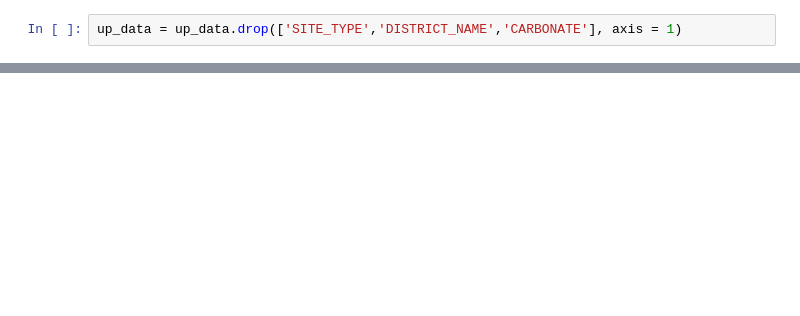
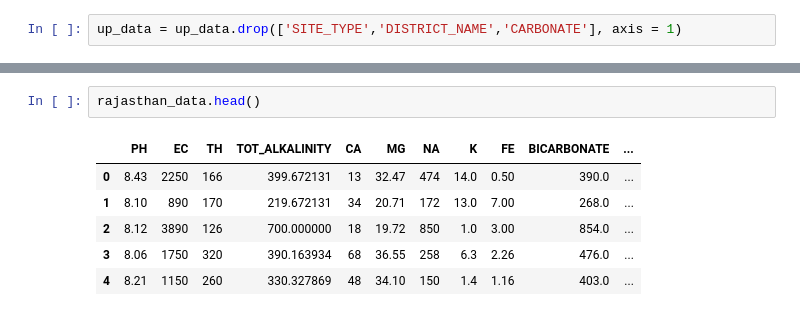
Before and after one commit to Akshay2002Singh/Water-Analysis_Python_ML, a Jupyter notebook: New data/analysis.ipynb, the cells around one changed output, grey strips where cells are left out. Drawn from its saved outputs; the diff is of its cells as text; blank space fills up the shorter version.

```diff
--- a/New data/analysis.ipynb
+++ b/New data/analysis.ipynb
@@ -48,0 +131,9 @@ up_data.head()
+# %%
+rajasthan_data.head()
+# %% [output]
+|  | PH | EC | TH | TOT_ALKALINITY | CA | MG | NA | K | FE | BICARBONATE | ... |
+| 0 | 8.43 | 2250 | 166 | 399.672131 | 13 | 32.47 | 474 | 14.0 | 0.50 | 390.0 | ... |
+| 1 | 8.10 | 890 | 170 | 219.672131 | 34 | 20.71 | 172 | 13.0 | 7.00 | 268.0 | ... |
+| 2 | 8.12 | 3890 | 126 | 700.000000 | 18 | 19.72 | 850 | 1.0 | 3.00 | 854.0 | ... |
+| 3 | 8.06 | 1750 | 320 | 390.163934 | 68 | 36.55 | 258 | 6.3 | 2.26 | 476.0 | ... |
+| 4 | 8.21 | 1150 | 260 | 330.327869 | 48 | 34.10 | 150 | 1.4 | 1.16 | 403.0 | ... |
```
Also changed, not shown: parts of 15 cells of this notebook, 2 other files.
